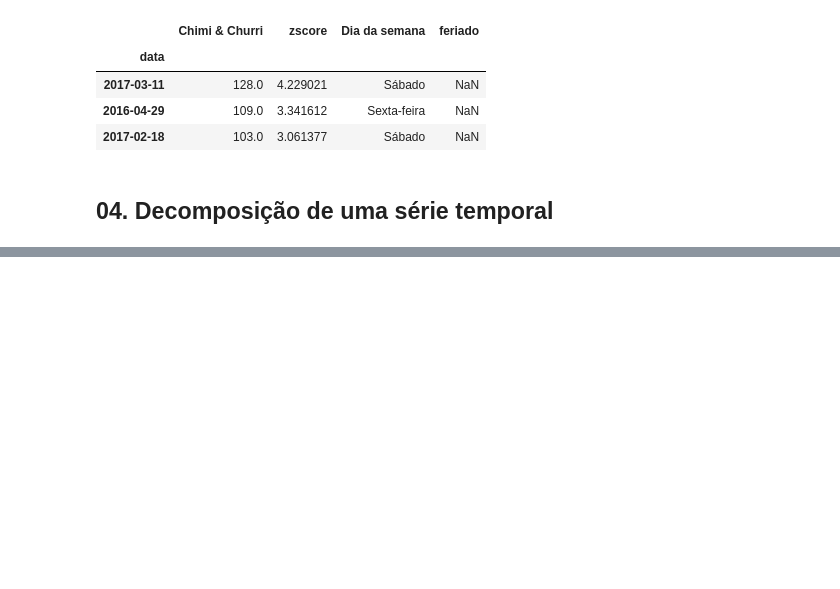
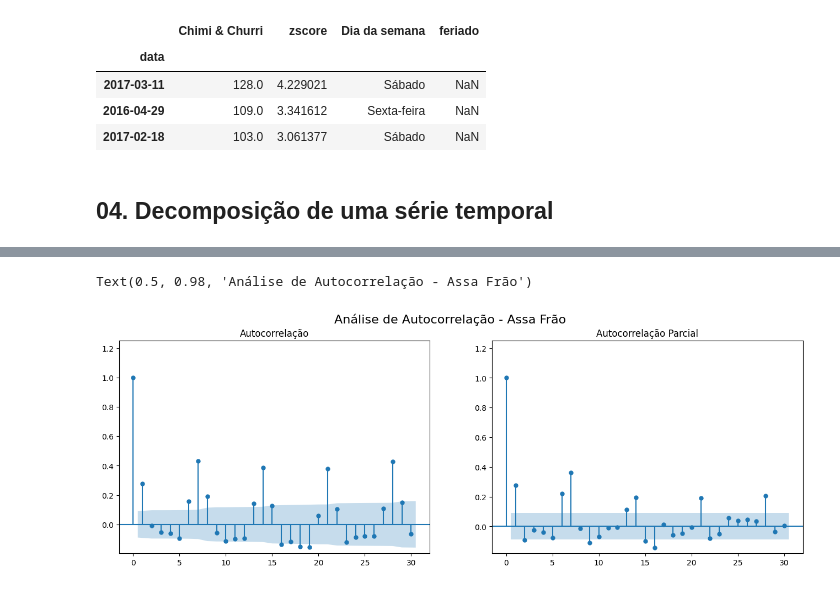
Before and after one commit to JCarapina/Estudos-praticos, a Jupyter notebook: arquivo.ipynb, the cells around one changed output, grey strips where cells are left out. Cells and saved outputs as stored; diff of their text form; code cells hidden in the pictures; blank space fills up the shorter version.

```diff
--- a/arquivo.ipynb
+++ b/arquivo.ipynb
@@ -475,0 +493,9 @@ anomalias_chimi.sort_values(by='zscore',ascending=False)
+# %%
+fig, axes = plt.subplots(1, 2, figsize =(16, 5))
+plot_acf(dados_completos['Assa Frão'], lags = 30, title='Autocorrelação', auto_ylims=True, ax=axes[0])
+
+plot_pacf(dados_completos['Assa Frão'], lags = 30, title='Autocorrelação Parcial', auto_ylims=True, ax=axes[1])
+plt.suptitle('Análise de Autocorrelação - Assa Frão', fontsize=16)
+# %% [output]
+Text(0.5, 0.98, 'Análise de Autocorrelação - Assa Frão')
+[figure, added]
```
Also changed, not shown: parts of 16 cells of this notebook.
